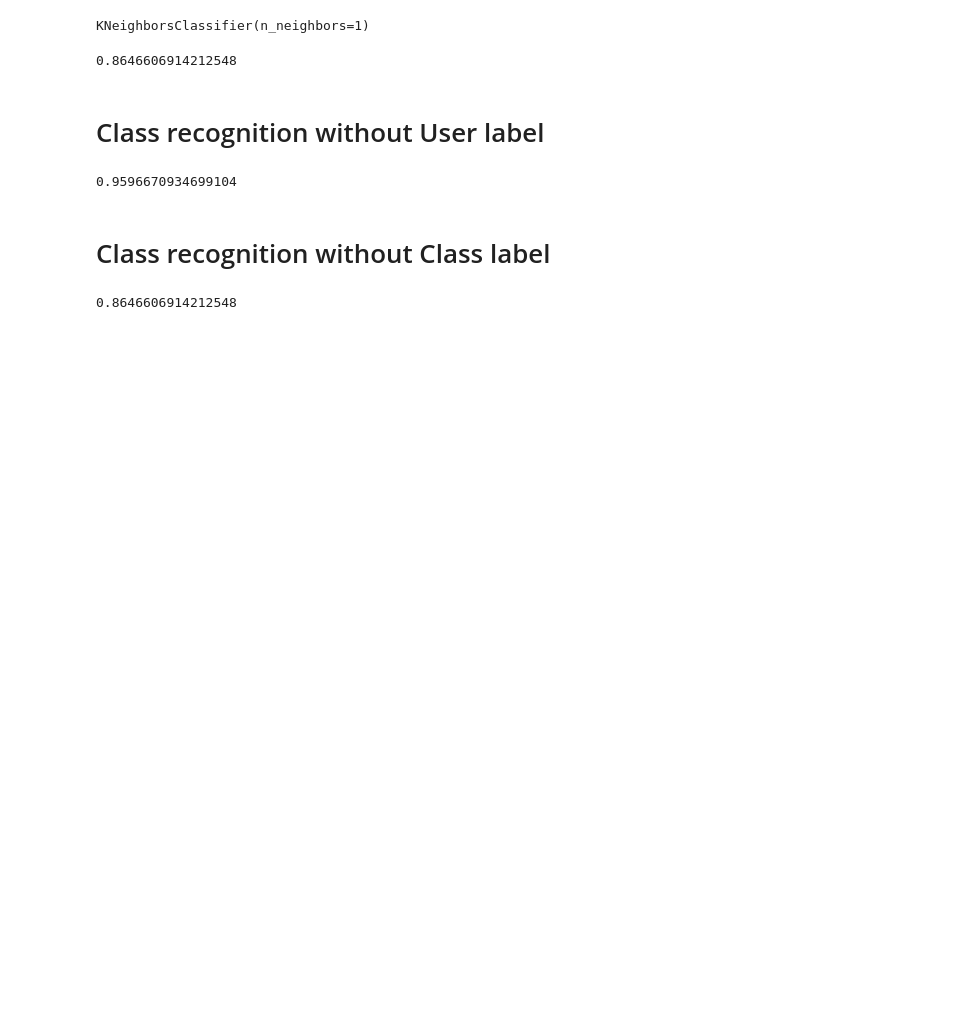
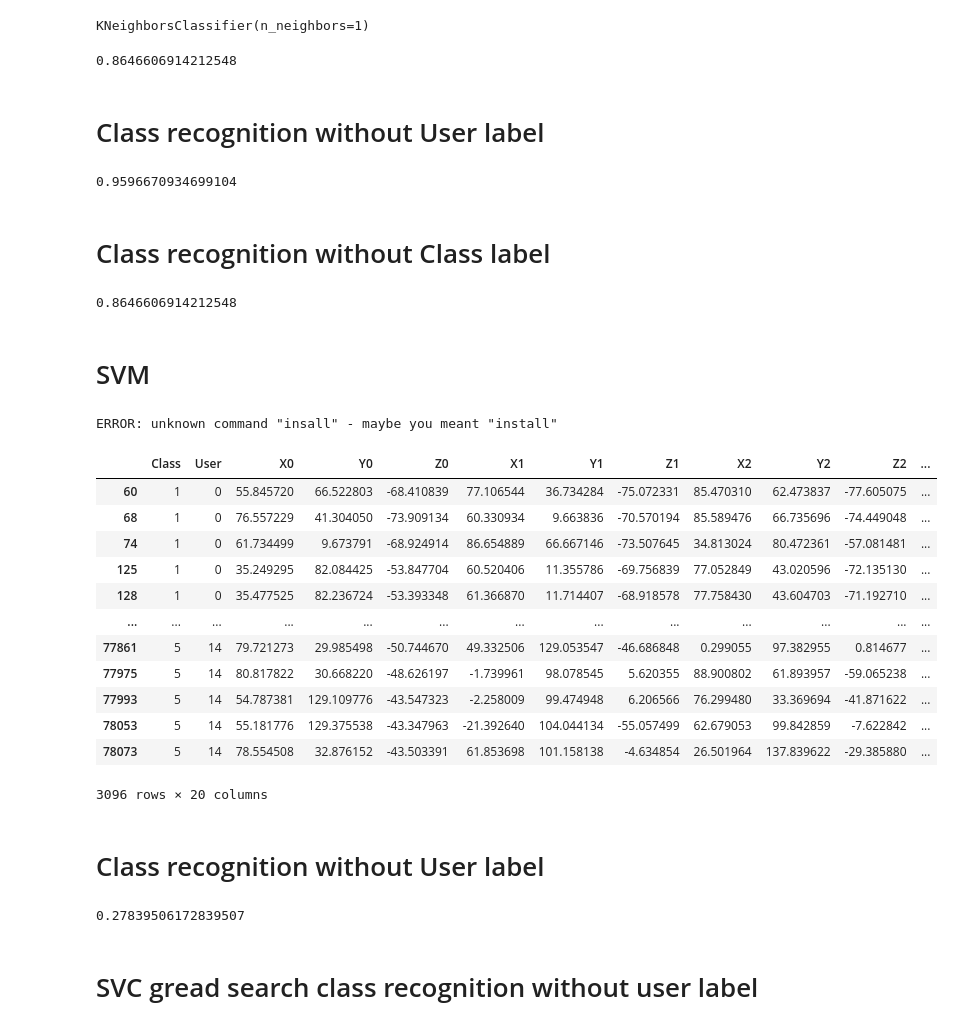
Before and after one commit to cuberhaus/MD2, a Jupyter notebook: src/tommaso_tests.ipynb, the cells around one changed output. Saved outputs shown, nothing was run; the diff lists cells and outputs as text; code cells hidden in the pictures; blank space fills up the shorter version.

```diff
--- a/src/tommaso_tests.ipynb
+++ b/src/tommaso_tests.ipynb
@@ -84,3 +85,57 @@ knn.fit(X_train, y_train)
 print(knn.score(X_test, y_test))
 # %% [output]
 0.8646606914212548
+# %% [markdown]
+# SVM
+# %%
+from sklearn.svm import SVC
+from sklearn.preprocessing import StandardScaler
+
+import matplotlib.pyplot as plt
+from sklearn.model_selection import train_test_split
+!pip insall sklearn.grid_search
+from sklearn.model_selection import GridSearchCV
+from sklearn.metrics import classification_report, confusion_matrix
+
+
+dataset_path = 'allUsers.lcl.csv'
+
+df = pd.read_csv(dataset_path)
+
+df = df.replace('?', np.nan)
+df = df.dropna(thresh=len(df) * 0.8 , axis=1)
+df = df.replace(np.nan, 0)
+
+drop_indices = np.random.choice(df.index, 75000, replace=False)
+df = df.drop(drop_indices)
+df
+# %% [output]
+ERROR: unknown command "insall" - maybe you meant "install"
+|  | Class | User | X0 | Y0 | Z0 | X1 | Y1 | Z1 | X2 | Y2 | Z2 | ... |
+| 60 | 1 | 0 | 55.845720 | 66.522803 | -68.410839 | 77.106544 | 36.734284 | -75.072331 | 85.470310 | 62.473837 | -77.605075 | ... |
+| 68 | 1 | 0 | 76.557229 | 41.304050 | -73.909134 | 60.330934 | 9.663836 | -70.570194 | 85.589476 | 66.735696 | -74.449048 | ... |
+| 74 | 1 | 0 | 61.734499 | 9.673791 | -68.924914 | 86.654889 | 66.667146 | -73.507645 | 34.813024 | 80.472361 | -57.081481 | ... |
+| 125 | 1 | 0 | 35.249295 | 82.084425 | -53.847704 | 60.520406 | 11.355786 | -69.756839 | 77.052849 | 43.020596 | -72.135130 | ... |
+| 128 | 1 | 0 | 35.477525 | 82.236724 | -53.393348 | 61.366870 | 11.714407 | -68.918578 | 77.758430 | 43.604703 | -71.192710 | ... |
+| ... | ... | ... | ... | ... | ... | ... | ... | ... | ... | ... | ... | ... |
+| 77861 | 5 | 14 | 79.721273 | 29.985498 | -50.744670 | 49.332506 | 129.053547 | -46.686848 | 0.299055 | 97.382955 | 0.814677 | ... |
+| 77975 | 5 | 14 | 80.817822 | 30.668220 | -48.626197 | -1.739961 | 98.078545 | 5.620355 | 88.900802 | 61.893957 | -59.065238 | ... |
+| 77993 | 5 | 14 | 54.787381 | 129.109776 | -43.547323 | -2.258009 | 99.474948 | 6.206566 | 76.299480 | 33.369694 | -41.871622 | ... |
+| 78053 | 5 | 14 | 55.181776 | 129.375538 | -43.347963 | -21.392640 | 104.044134 | -55.057499 | 62.679053 | 99.842859 | -7.622842 | ... |
+| 78073 | 5 | 14 | 78.554508 | 32.876152 | -43.503391 | 61.853698 | 101.158138 | -4.634854 | 26.501964 | 137.839622 | -29.385880 | ... |
+3096 rows × 20 columns
+# %% [markdown]
+# Class recognition without User label
+# %%
+df2 = df.drop(['User'], axis=1)
+df2 = df2.drop(['Class'], axis=1)
+labels_Class = df['Class']
+X_train, X_test, y_train, y_test,  = train_test_split(df2, labels_Class, test_size=0.20, random_state=42)
+
+clf = SVC(kernel='rbf', gamma="auto", C = 7)
+clf.fit(X_train, y_train)
+print(clf.score(X_test, y_test))
+# %% [output]
+0.27839506172839507
+# %% [markdown]
+# SVC gread search class recognition without user label
```
Also changed, not shown: parts of 17 cells of this notebook, 2 other files.
